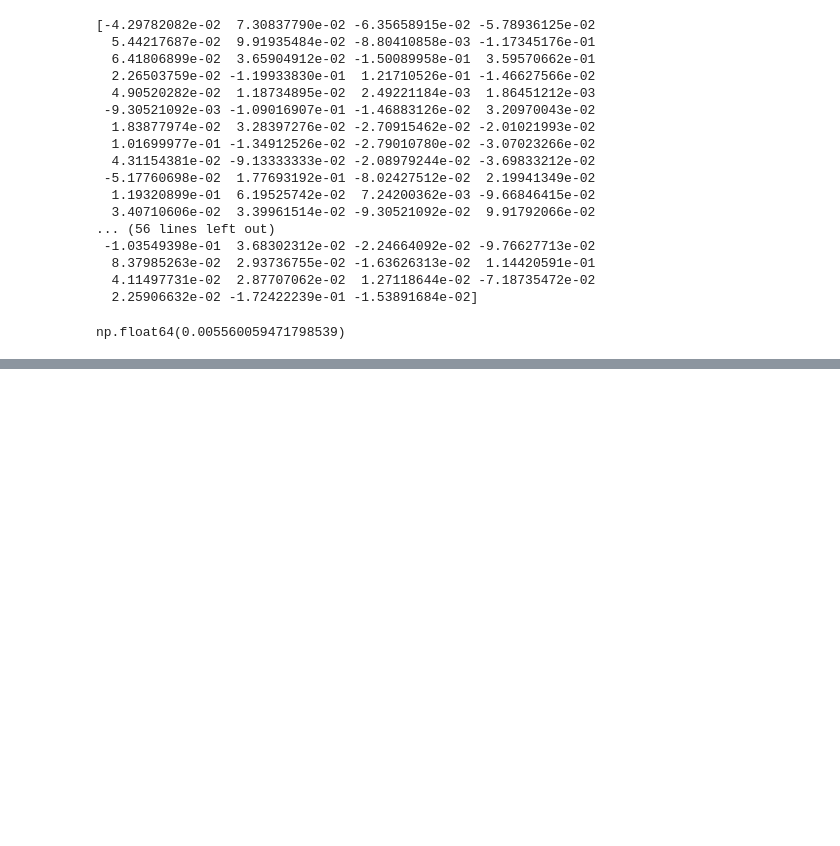
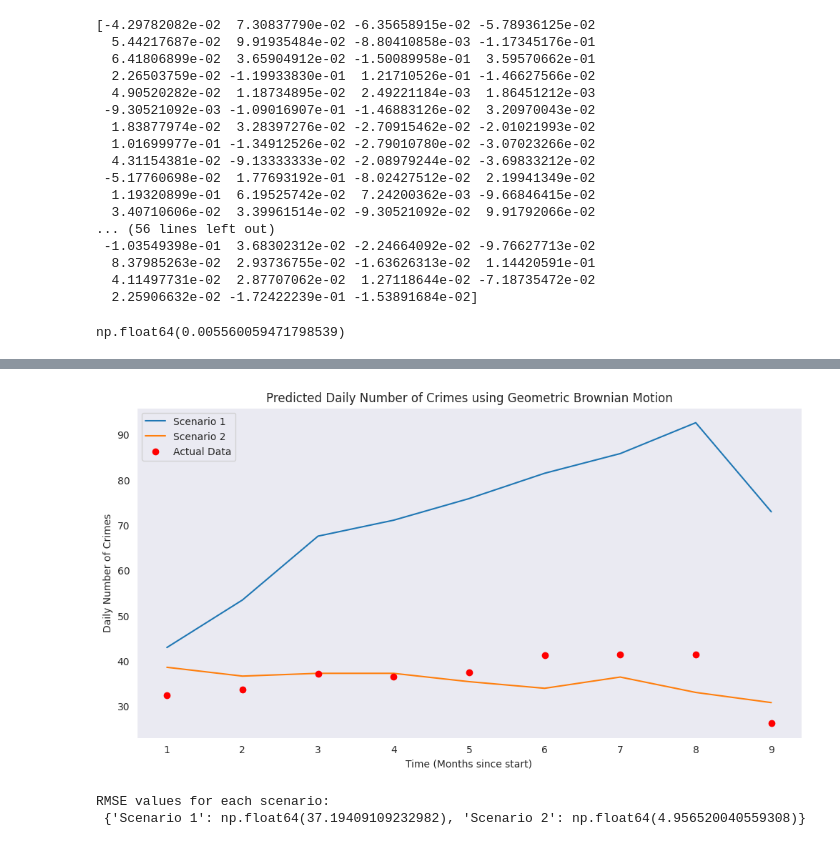
Before and after one commit to enikogyorfi/Szakdolgozat, a Jupyter notebook: Geometriai Brown mozgas.ipynb, the cells around one changed output, grey strips where cells are left out. Saved outputs shown, nothing was run; the diff lists cells and outputs as text; code cells hidden in the pictures; blank space fills up the shorter version.

Commit message:
Extend Geometric Brownian Motion notebook: add sigma calculation, Brownian path generation, and GBM prediction logic with visualization.

```diff
--- a/Geometriai Brown mozgas.ipynb
+++ b/Geometriai Brown mozgas.ipynb
@@ -90,0 +106,4 @@ np.float64(0.005560059471798539)
+# %%
+# array for brownian path
+W = {str(scen): b[str(scen)].cumsum() for scen in range(1, scen_size + 1)}
+print(W)
@@ -90,0 +135,6 @@ np.float64(0.005560059471798539)
+# %%
+# Calculate drift and diffusion components
+drift = (mu - 0.5 * sigma**2) * t
+print("drift:\n", drift)
+diffusion = {str(scen): sigma * W[str(scen)] for scen in range(1, scen_size + 1)}
+print("diffusion:\n", diffusion)
@@ -90,0 +149,5 @@ np.float64(0.005560059471798539)
+# %%
+ # Predict the daily number of crimes for each time point in the prediction time horizon
+S = np.array([So * np.exp(drift + diffusion[str(scen)]) for scen in range(1, scen_size + 1)])
+print(S)
+print("Predicted daily number of crimes:\n", S)
@@ -90,0 +164,7 @@ np.float64(0.005560059471798539)
+# %%
+# Convert the prediction results to a DataFrame for better visualization and add the corresponding months and years
+predicted_df = pd.DataFrame(S.T, columns=[f'Scenario {scen}' for scen in range(1, scen_size + 1)])
+predicted_df['Month'] = prediction_data['Month']
+predicted_df['Year'] = prediction_data['Year']
+predicted_df = predicted_df[['Year', 'Month'] + [f'Scenario {i}' for i in range(1, scen_size + 1)]]
+predicted_df
@@ -90,0 +182,21 @@ np.float64(0.005560059471798539)
+# %%
+# Visualize the prediction results
+plt.figure(figsize=(12, 6))
+for scen in range(1, scen_size + 1):
+    plt.plot(predicted_df['Month'] + (predicted_df['Year'] - predicted_df['Year'].min()) * 12, predicted_df[f'Scenario {scen}'], label=f'Scenario {scen}')
+plt.scatter(predicted_df['Month'] + (predicted_df['Year'] - predicted_df['Year'].min()) * 12, validation_data, color='red', label='Actual Data', zorder=5)
+plt.title('Predicted Daily Number of Crimes using Geometric Brownian Motion')
+plt.xlabel('Time (Months since start)')
+plt.ylabel('Daily Number of Crimes')
+plt.legend()
+plt.grid()
+plt.show()
+# %% [output]
+[figure, added]
+# %%
+# Calculate RMSE for each scenario
+rmse_values = {f'Scenario {scen}': np.sqrt(mean_squared_error(validation_data, predicted_df[f'Scenario {scen}'])) for scen in range(1, scen_size + 1)}
+print("RMSE values for each scenario:\n", rmse_values)
+# %% [output]
+RMSE values for each scenario:
+ {'Scenario 1': np.float64(37.19409109232982), 'Scenario 2': np.float64(4.956520040559308)}
```
Also changed, not shown: parts of 8 cells of this notebook.
